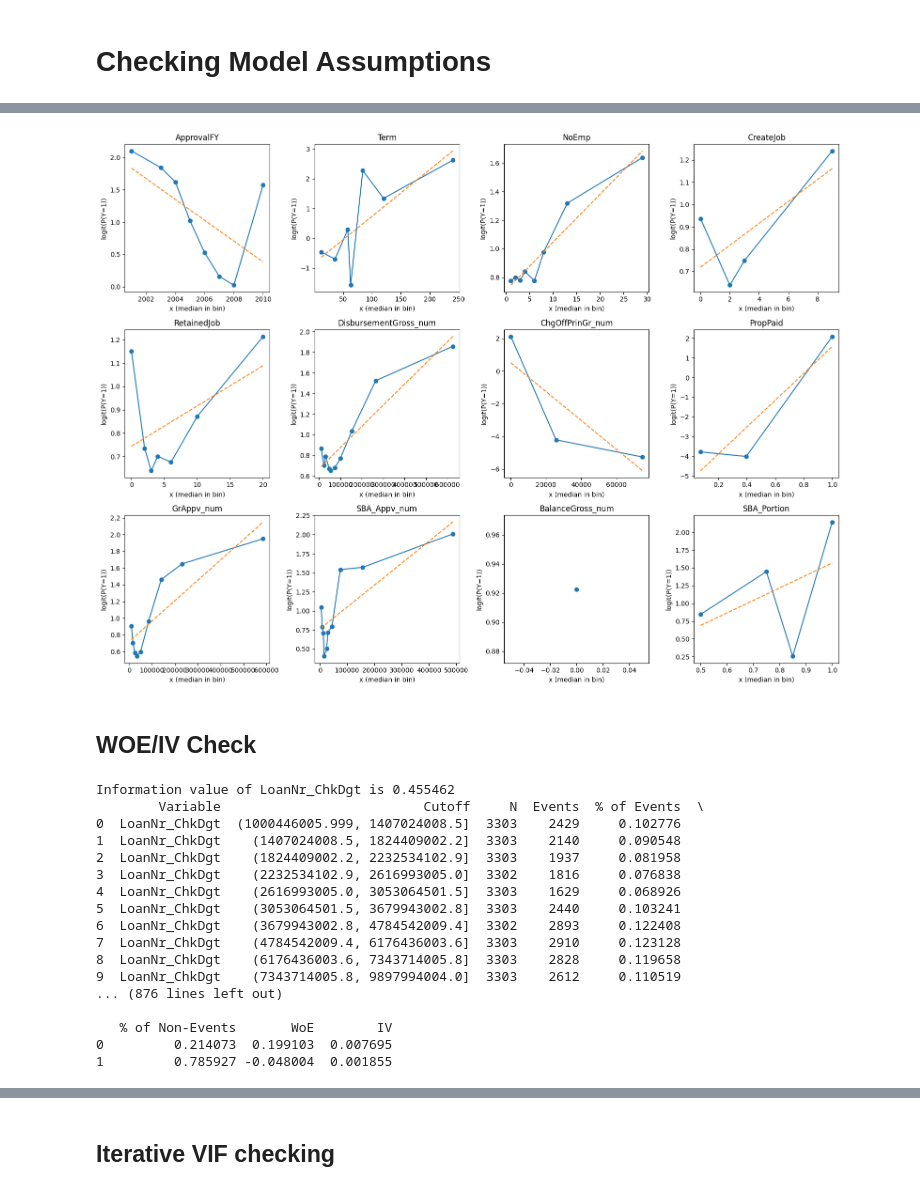
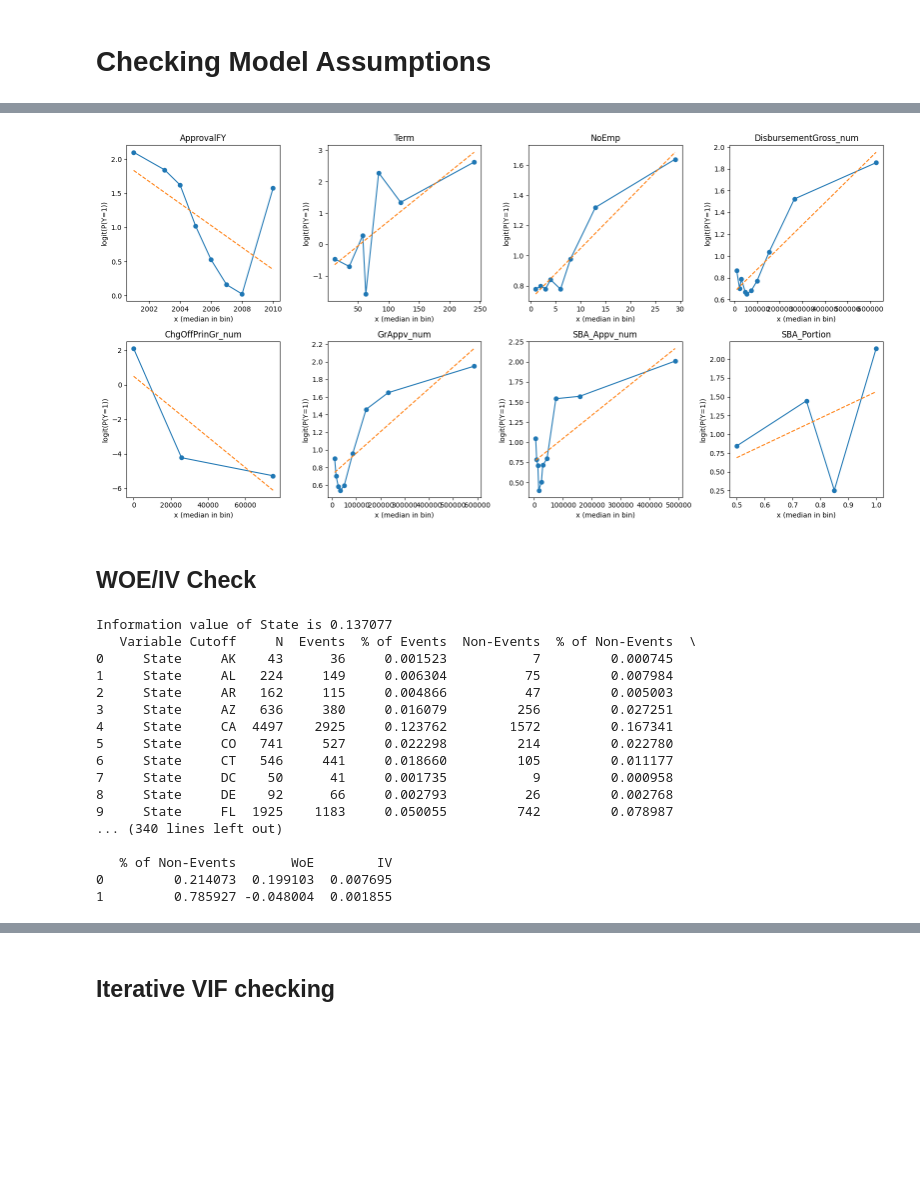
Before and after one commit to smatveev17/STAT-431-Final-Project, a Jupyter notebook: 02_eda/02_eda.ipynb, the cells around one changed output, grey strips where cells are left out. Saved outputs shown, nothing was run; the diff lists cells and outputs as text; code cells hidden in the pictures; blank space fills up the shorter version.

```diff
--- a/02_eda/02_eda.ipynb
+++ b/02_eda/02_eda.ipynb
@@ -262,9 +230,9 @@ def binned_logit_plot(df, predictors, target, bins=10, eps=1e-5):
     plt.tight_layout()
     plt.show()
 # %%
-binned_logit_plot(df, num_predictors, target="PaidInFull")
+binned_logit_plot(df, numeric, target="PaidInFull")
 # %% [output]
-[figure, old version]
+[figure, new version]
 # %% [markdown]
 ## WOE/IV Check
 # %%
@@ -306,19 +292,19 @@ def iv_woe(data, target, bins=10, show_woe=False):
 # %%
-iv, woe = iv_woe(data = df, target = 'PaidInFull', bins=10, show_woe = True)
+iv, woe = iv_woe(data = df[iv_list], target = 'PaidInFull', bins=10, show_woe = True)
 # %% [output]
-Information value of LoanNr_ChkDgt is 0.455462
-        Variable                          Cutoff     N  Events  % of Events  \
-0  LoanNr_ChkDgt  (1000446005.999, 1407024008.5]  3303    2429     0.102776
-1  LoanNr_ChkDgt    (1407024008.5, 1824409002.2]  3303    2140     0.090548
-2  LoanNr_ChkDgt    (1824409002.2, 2232534102.9]  3303    1937     0.081958
-3  LoanNr_ChkDgt    (2232534102.9, 2616993005.0]  3302    1816     0.076838
-4  LoanNr_ChkDgt    (2616993005.0, 3053064501.5]  3303    1629     0.068926
-5  LoanNr_ChkDgt    (3053064501.5, 3679943002.8]  3303    2440     0.103241
-6  LoanNr_ChkDgt    (3679943002.8, 4784542009.4]  3302    2893     0.122408
-7  LoanNr_ChkDgt    (4784542009.4, 6176436003.6]  3303    2910     0.123128
-8  LoanNr_ChkDgt    (6176436003.6, 7343714005.8]  3303    2828     0.119658
-9  LoanNr_ChkDgt    (7343714005.8, 9897994004.0]  3303    2612     0.110519
-... (876 lines left out)
+Information value of State is 0.137077
+   Variable Cutoff     N  Events  % of Events  Non-Events  % of Non-Events  \
+0     State     AK    43      36     0.001523           7         0.000745
+1     State     AL   224     149     0.006304          75         0.007984
+2     State     AR   162     115     0.004866          47         0.005003
+3     State     AZ   636     380     0.016079         256         0.027251
+4     State     CA  4497    2925     0.123762        1572         0.167341
+5     State     CO   741     527     0.022298         214         0.022780
+6     State     CT   546     441     0.018660         105         0.011177
+7     State     DC    50      41     0.001735           9         0.000958
+8     State     DE    92      66     0.002793          26         0.002768
+9     State     FL  1925    1183     0.050055         742         0.078987
+... (340 lines left out)
 
    % of Non-Events       WoE        IV
 0         0.214073  0.199103  0.007695
```
Also changed, not shown: parts of 12 cells of this notebook, 1 other file.
